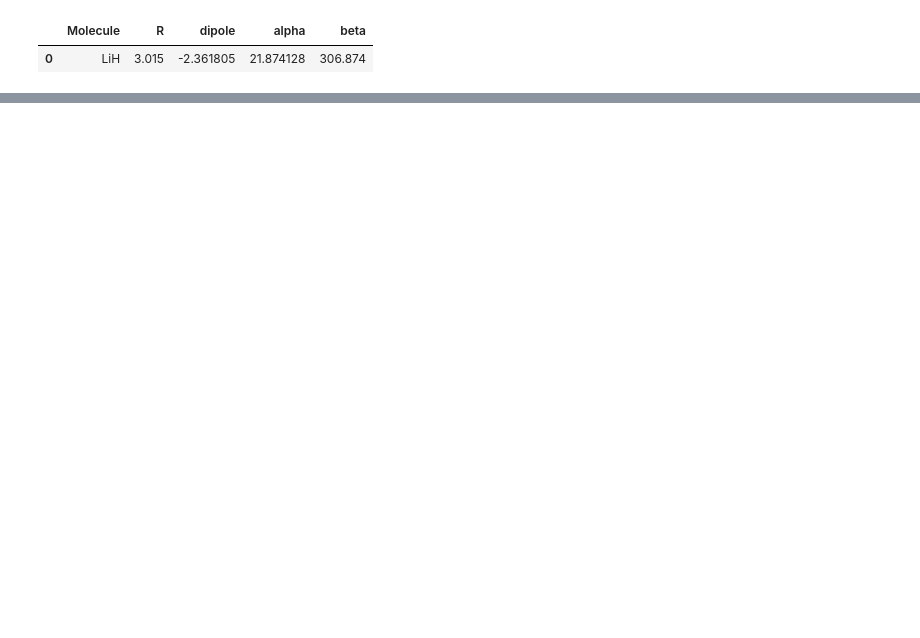
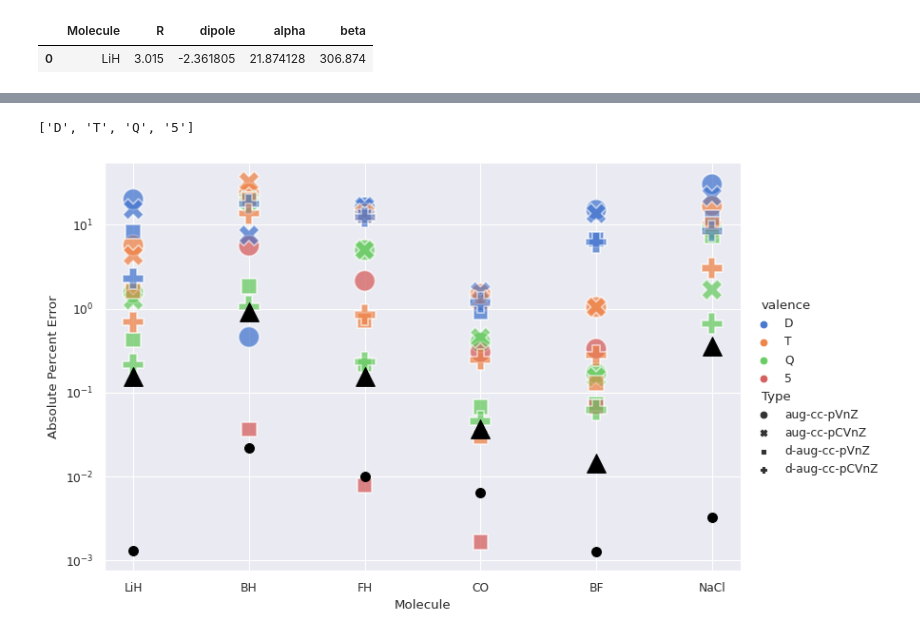
Before and after one commit to ahurta92/QuantumResponsePro, a Jupyter notebook: examples/PolarizabilityPaper/ConvergenceAnalysisBeta.ipynb, the cells around one changed output, grey strips where cells are left out. Cells and saved outputs as stored; diff of their text form; code cells hidden in the pictures; blank space fills up the shorter version.

```diff
--- a/examples/PolarizabilityPaper/ConvergenceAnalysisBeta.ipynb
+++ b/examples/PolarizabilityPaper/ConvergenceAnalysisBeta.ipynb
@@ -26,4 +30,5 @@ fd_beta_data.query('Molecule == "LiH"')
 # %%
 from DataAnalysisClass import *
 
-from DataAnalysisClass import *
+october_absolute_kain_path = Path('/mnt/data/madness_data/october_beta_absolute_kain/')
+paper_path = Path('/home/adrianhurtado/projects/writing/mra-tdhf-polarizability/Figures_v2')
@@ -31,0 +35,13 @@ ModuleNotFoundError: No module named 'plotly'
+# %%
+
+single = ['aug-cc-pVDZ', 'aug-cc-pVTZ', 'aug-cc-pVQZ', 'aug-cc-pV5Z', 'aug-cc-pV6Z']
+single_polarized = ['aug-cc-pCVDZ', 'aug-cc-pCVTZ', 'aug-cc-pCVQZ']
+double = ['d-aug-cc-pVDZ', 'd-aug-cc-pVTZ', 'd-aug-cc-pVQZ', 'd-aug-cc-pV5Z', 'd-aug-cc-pV6Z']
+double_polarized = ['d-aug-cc-pCVDZ', 'd-aug-cc-pCVTZ', 'd-aug-cc-pCVQZ']
+all_basis_sets = single + single_polarized + double + double_polarized
+# %%
+low_q_data=QuadraticDatabase(mols,all_basis_sets,'hf','dipole',[0],october_absolute_kain_path
+                             .joinpath('low-low'),False)
+high_q_data=QuadraticDatabase(mols,all_basis_sets,'hf','dipole',[0],october_absolute_kain_path
+                             .joinpath('high-high'),False)
+# save data
@@ -31,0 +51,17 @@ ModuleNotFoundError: No module named 'plotly'
+# %%
+
+# get the percent error relative to the FD datal
+beta_data=low_q_data.q_df.copy()
+beta_data=high_q_data.q_df.copy()
+
+low_z_data=create_z_beta_data(low_q_data.q_df)
+# add column called MRA-LOW
+low_z_data['Protocol']='Medium'
+high_z_data=create_z_beta_data(high_q_data.q_df)
+# add column called MRA-HIGH
+high_z_data['Protocol']='High'
+# concatenate the two dataframes
+z_data=pd.concat([low_z_data,high_z_data],axis=0)
+
+
+z_data
@@ -31,0 +82,8 @@ ModuleNotFoundError: No module named 'plotly'
+# %%
+
+beta_z_plot=compare_z_beta_to_basis_set(z_data,'Absolute Percent Error')
+# save the plot
+beta_z_plot.savefig(paper_path.joinpath('beta_z_plot_2.png'),dpi=600)
+# %% [output]
+['D', 'T', 'Q', '5']
+[figure, added]
```
Also changed, not shown: parts of 17 cells of this notebook, 8 other files.
